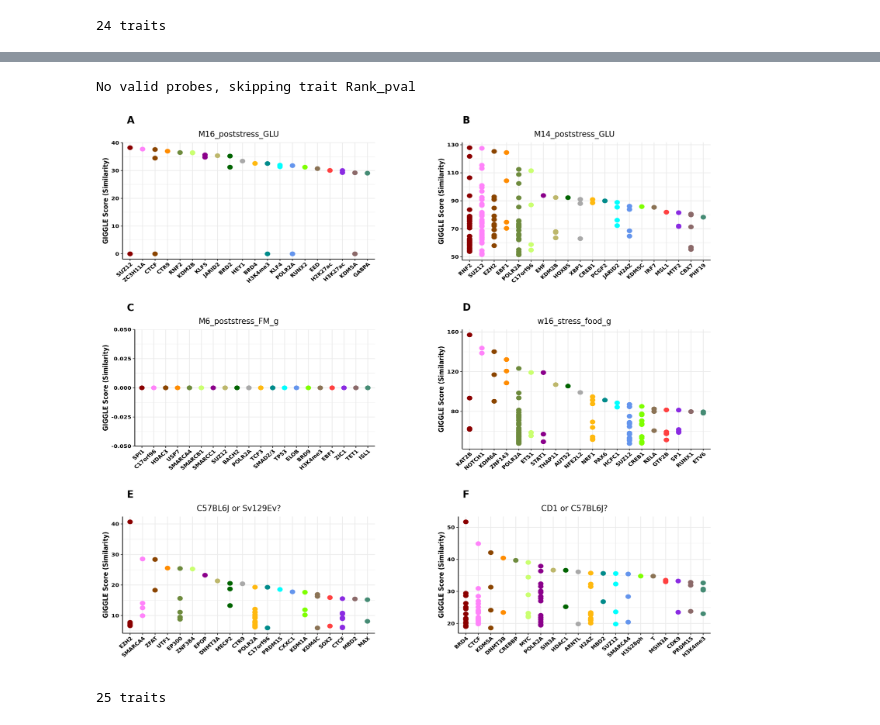
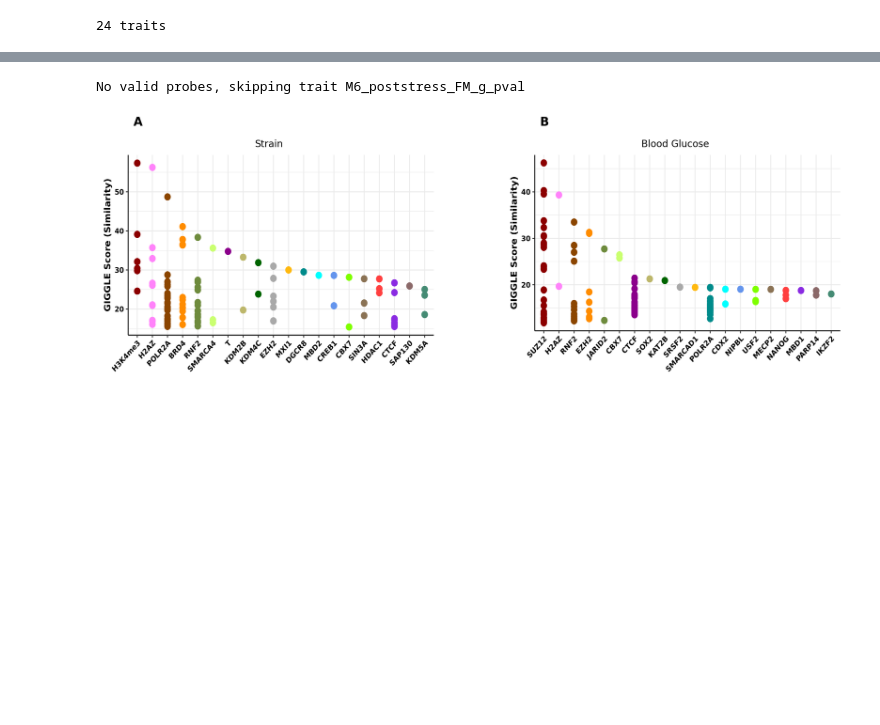
Before and after one commit to SamAndTheSun/CSS_healthspan_epigenetics, a Jupyter notebook: pseudoinverse_model.ipynb, the cells around one changed output, grey strips where cells are left out. Saved outputs shown, nothing was run; the diff lists cells and outputs as text; code cells hidden in the pictures; blank space fills up the shorter version.

Commit message:
fixed issues with OLS constant, cleaned up, combined strains, added subplot indicators

```diff
--- a/pseudoinverse_model.ipynb
+++ b/pseudoinverse_model.ipynb
@@ -64,7 +74,7 @@ f_trait_data.shape
 # %%
 # generate heatmap of probe/trait MMR AdjP values
-meth_filter_thresh = 0.50
-trait_vals, trait_pvals = pinv_dropmin(f_trait_data, meth_data, thresh,
+probe_thresh = 0.50
+trait_vals, trait_pvals = pinv_dropmin(f_trait_data, meth_data, trait_thresh,
                                             find_meth=True, plot_results=True,
-                                            meth_filter_thresh=meth_filter_thresh);
+                                            probe_thresh=probe_thresh);
 # %% [output]
@@ -124,11 +163,0 @@ trait_vals, trait_pvals = pinv_dropmin(trait_data_2, meth_data, 0.01,
-# %%
-# find gene associations of probes via GREAT
-
-probe_df = get_pos(trait_vals, mm39_data)
-
-temp = probe_df.reset_index()
-temp = great_analysis(temp, get='genes', df_chr ='chr_mm10', df_start='pos_mm10', df_end='end_mm10', df_index='index')
-
-temp = temp.set_index('index')
-trait_vals['associated_genes'] = temp['associated_genes']
-trait_vals.to_excel('C:\\Users\\Sam Anderson\\Desktop\\pellegrini_lab_research\\model_outputs\\pseudoinverse_probes_unfiltered.xlsx')
@@ -143,6 +170,8 @@ trait_vals_no_insig[numeric_cols] = trait_vals_no_insig[numeric_cols].applymap(l
 # restore position info
 trait_vals_no_insig['pos_mm10'] = trait_vals['pos_mm10']
 trait_vals_no_insig['end_mm10'] = trait_vals['end_mm10']
+trait_vals_no_insig['pos_mm10'] = trait_vals['pos_mm39']
+trait_vals_no_insig['end_mm10'] = trait_vals['end_mm39']
 
 trait_vals_no_insig
 # %% [output]
@@ -162,0 +191,20 @@ trait_vals_no_insig
+# %%
+# combine the strain-associated traits into a single column for analysis, and do the same for the blood glucose associated traits
+
+# strain
+cistrome_formatted = trait_vals_no_insig.copy()
+
+cistrome_formatted['Strain_pval'] = cistrome_formatted.apply(lambda row: np.nanmean([row['C57BL6J or Sv129Ev?_pval'], row['CD1 or C57BL6J?_pval']])
+                        if pd.notna(row['C57BL6J or Sv129Ev?_pval']) or pd.notna(row['CD1 or C57BL6J?_pval'])
+                        else np.nan, axis=1)
+cistrome_formatted = cistrome_formatted.drop(columns=['C57BL6J or Sv129Ev?_pval', 'CD1 or C57BL6J?_pval']) # dont need to bother with coef
+
+# blood glucose
+cistrome_formatted['Blood Glucose_pval'] = cistrome_formatted.apply(lambda row: np.nanmean([row['M14_poststress_GLU_pval'], row['M16_poststress_GLU_pval']])
+                        if pd.notna(row['M14_poststress_GLU_pval']) or pd.notna(row['M16_poststress_GLU_pval'])
+                        else np.nan, axis=1)
+cistrome_formatted = cistrome_formatted.drop(columns=['M14_poststress_GLU_pval', 'M16_poststress_GLU_pval']) # dont need to bother with coef
+
+# drop rank because it doesn't produce any factors (only 2 probes anyways)
+cistrome_formatted = cistrome_formatted.drop(columns=['Rank_pval']) # dont need to bother with coef
+cistrome_formatted
@@ -163,21 +225,14 @@ trait_vals_no_insig
 # %%
-# get cistrome plots using unfiltered probes (so a larger set to select from)
+# get cistrome plots using probes
 
 %matplotlib inline
 
 # this is trial and error, unfortunately
 fig_w = 2800
-fig_h = 5000
+fig_h = 2000 #3500 for 3/4, 5000 for 5/6
 
 # generate cistrome plots by trait
-get_cistrome(trait_vals_no_insig, fig_w, fig_h)
+get_cistrome(cistrome_formatted, fig_w, fig_h)
 # %% [output]
-No valid probes, skipping trait Rank_pval
+No valid probes, skipping trait M6_poststress_FM_g_pval
-[figure, old version]
+[figure, new version]
-# %%
-# filter trait data to minimize colinearity, keeping FFM
-filter = 0.70
-f_trait_data_ffm = quality_filter(trait_data, filter, keep_val=['Rank', 'CD1 or C57BL6J?', 'C57BL6J or Sv129Ev?', 'M16_poststress_FFM_g'])
-print(f'\n{f_trait_data_ffm.shape[0]} traits')
-# %% [output]
-25 traits
```
Also changed, not shown: parts of 15 cells of this notebook, 3 other files.
